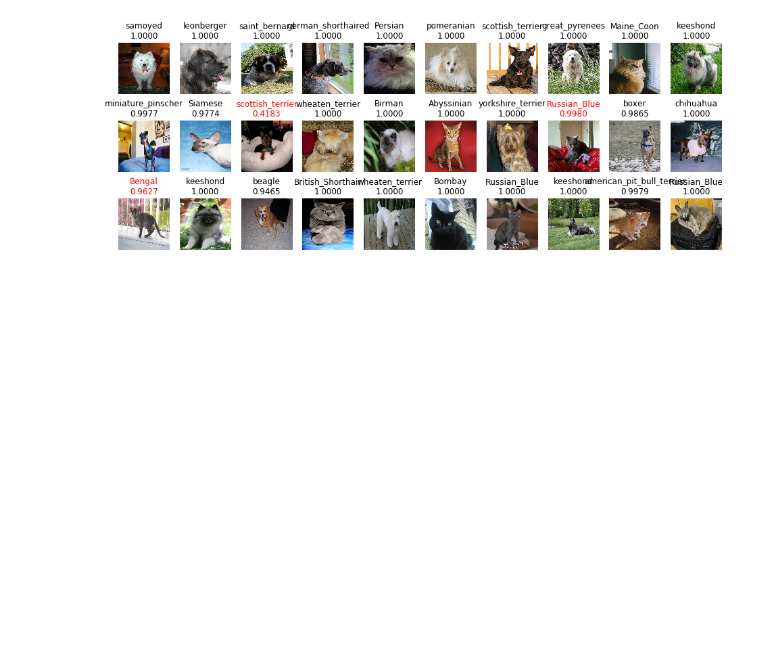
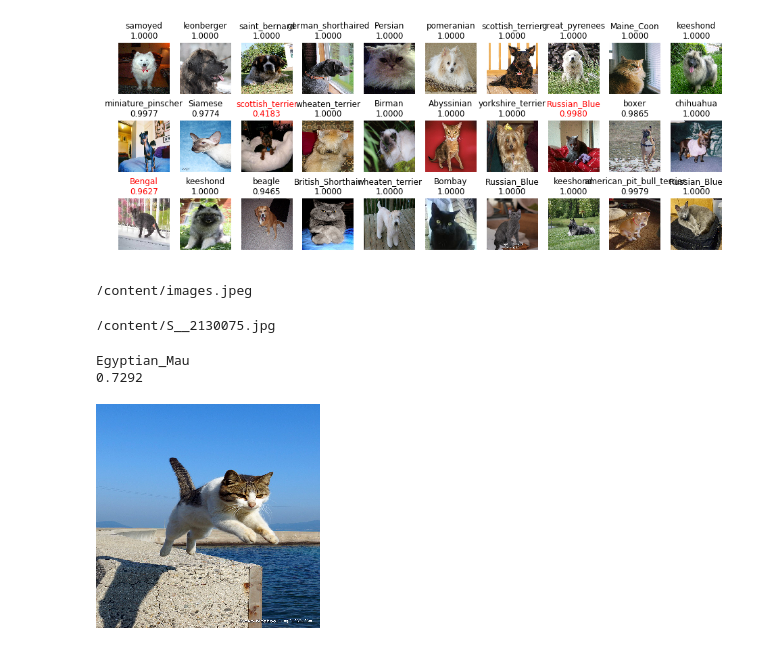
Before and after one commit to nekotanku/colab, a Jupyter notebook: cats.ipynb, the cells around one changed output. Saved outputs shown, nothing was run; the diff lists cells and outputs as text; code cells hidden in the pictures; blank space fills up the shorter version.

```diff
--- a/cats.ipynb
+++ b/cats.ipynb
@@ -124,10 +116,0 @@ if os.path.exists('/content/images/'+str(j)+'/'+str(j)+'_'+str(i)+'.jpg') ==Fals
-# %%
-
-
-plt.figure(figsize = (16, 6))
-for i in pome_list:
-    plt.subplot(3, 10, i +1)
-    plt.axis("off")
-    plt.title(kind_label[i])
-    plt.imshow(Image.fromarray(np.uint8(img[i])))
-plt.show()
@@ -403,3 +366,41 @@ for i in range(30):
 plt.show()
 # %% [output]
 [figure]
+# %%
+#保存したモデルの読み込み
+model = load_model(model_dir + 'model_3-opt.hdf5', compile = False)
+#保存した重みの読み込み
+model.load_weights(model_dir + 'model_3_weight.hdf5')
+
+kind_list = ['Abyssinian','Bengal','Birman','Bombay','British_Shorthair','Egyptian_Mau','Maine_Coon','Persian'
+            ,'Ragdoll','Russian_Blue','Siamese','Sphynx',
+        'american_bulldog','american_pit_bull_terrier','basset_hound','beagle','boxer',
+        'chihuahua', 'english_cocker_spaniel','english_setter', 'german_shorthaired','great_pyrenees',
+        'havanese','japanese_chin','keeshond','leonberger','miniature_pinscher','newfoundland','pomeranian',
+        'pug', 'saint_bernard','samoyed','scottish_terrier','shiba_inu','staffordshire_bull_terrier',
+        'wheaten_terrier','yorkshire_terrier']
+# %% [output]
+/content/images.jpeg
+# %%
+#画像を読み込む
+img_path = str(input())
+img = load_img(img_path,target_size=(224, 224))
+x = img_to_array(img)
+y = np.expand_dims(x, axis=0)
+
+#予測
+features = model.predict(y)
+# %% [output]
+/content/S__2130075.jpg
+# %%
+pred_classes=np.argmax(features, axis=1)
+
+pred_probs = np.max(features,axis=1)
+pred_probs = ['{:.4f}'.format(i) for i in pred_probs]
+
+print(kind_list[pred_classes[0]] + '\n' + pred_probs[0])
+Image.fromarray(np.uint8(x))
+# %% [output]
+Egyptian_Mau
+0.7292
+[figure, added]
```
Also changed, not shown: parts of 12 cells of this notebook.
